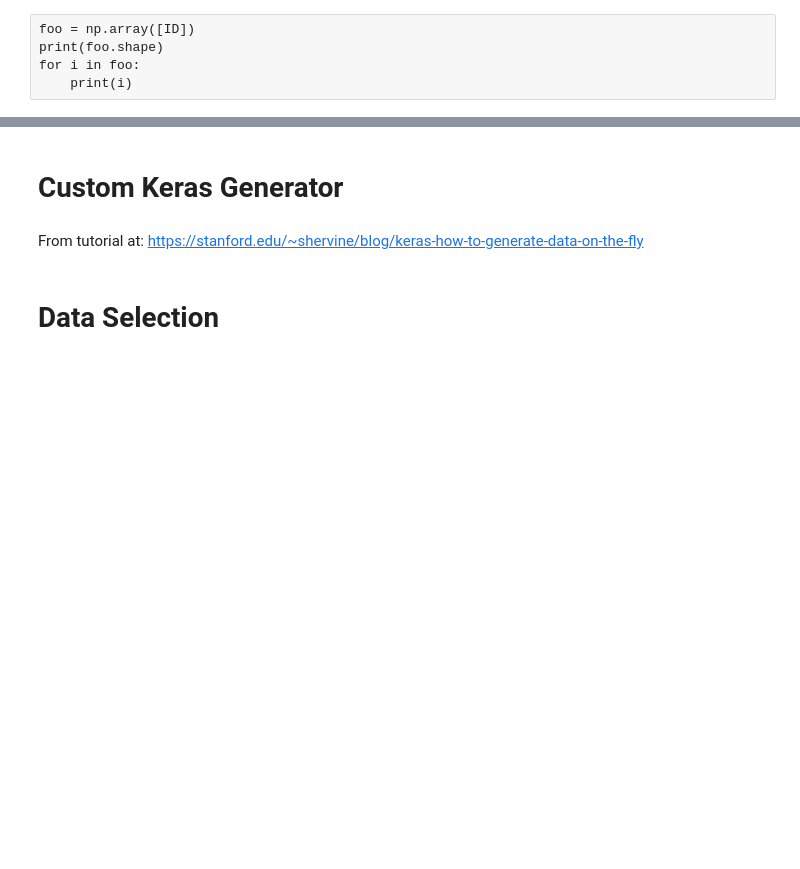
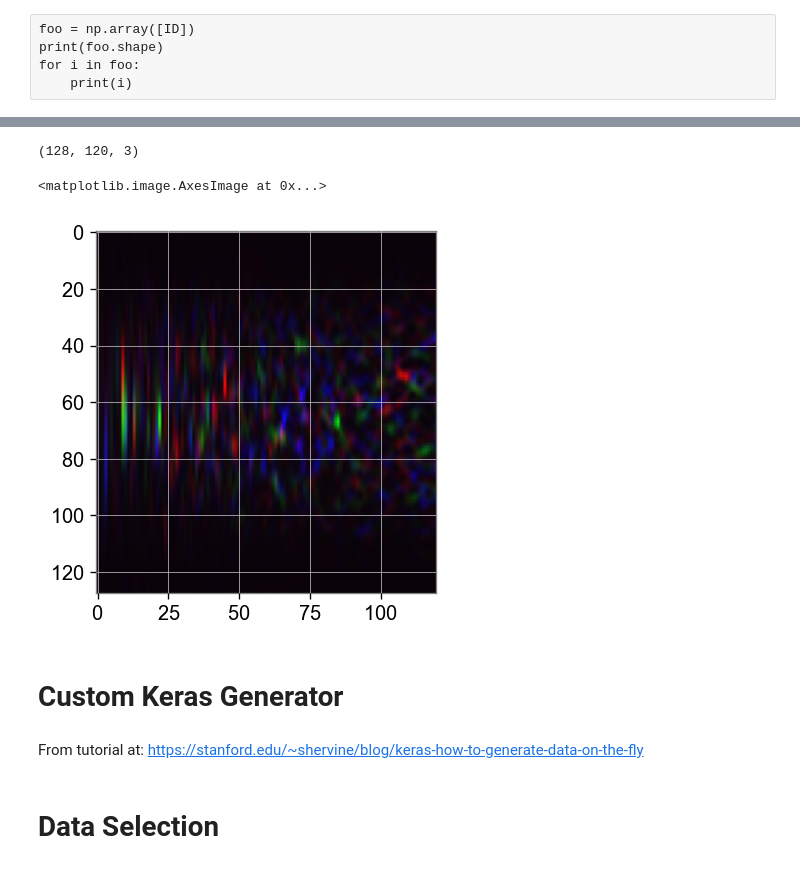
Before and after one commit to TomCasaletto/CMPE257, a Jupyter notebook: anthony/Generator.ipynb, the cells around one changed output, grey strips where cells are left out. Saved outputs shown, nothing was run; the diff lists cells and outputs as text; code cells hidden in the pictures; blank space fills up the shorter version.

```diff
--- a/anthony/Generator.ipynb
+++ b/anthony/Generator.ipynb
@@ -130,3 +153,13 @@ plt.imshow(X)
+# %%
+ID = train_meta['id'][0]
+X = np.load("../../data_128x120/train/{}/{}/{}/{}.npy".format(ID[0], ID[1], ID[2], ID))
+print(X.shape)
+plt.figure(figsize=(6, 4), dpi=120)
+plt.imshow(X)
+# %% [output]
+(128, 120, 3)
+<matplotlib.image.AxesImage at 0x...>
+[figure, added]
 # %% [markdown]
 # Custom Keras Generator
 # %% [markdown]
```
Also changed, not shown: parts of 13 cells of this notebook, 2 other files.
